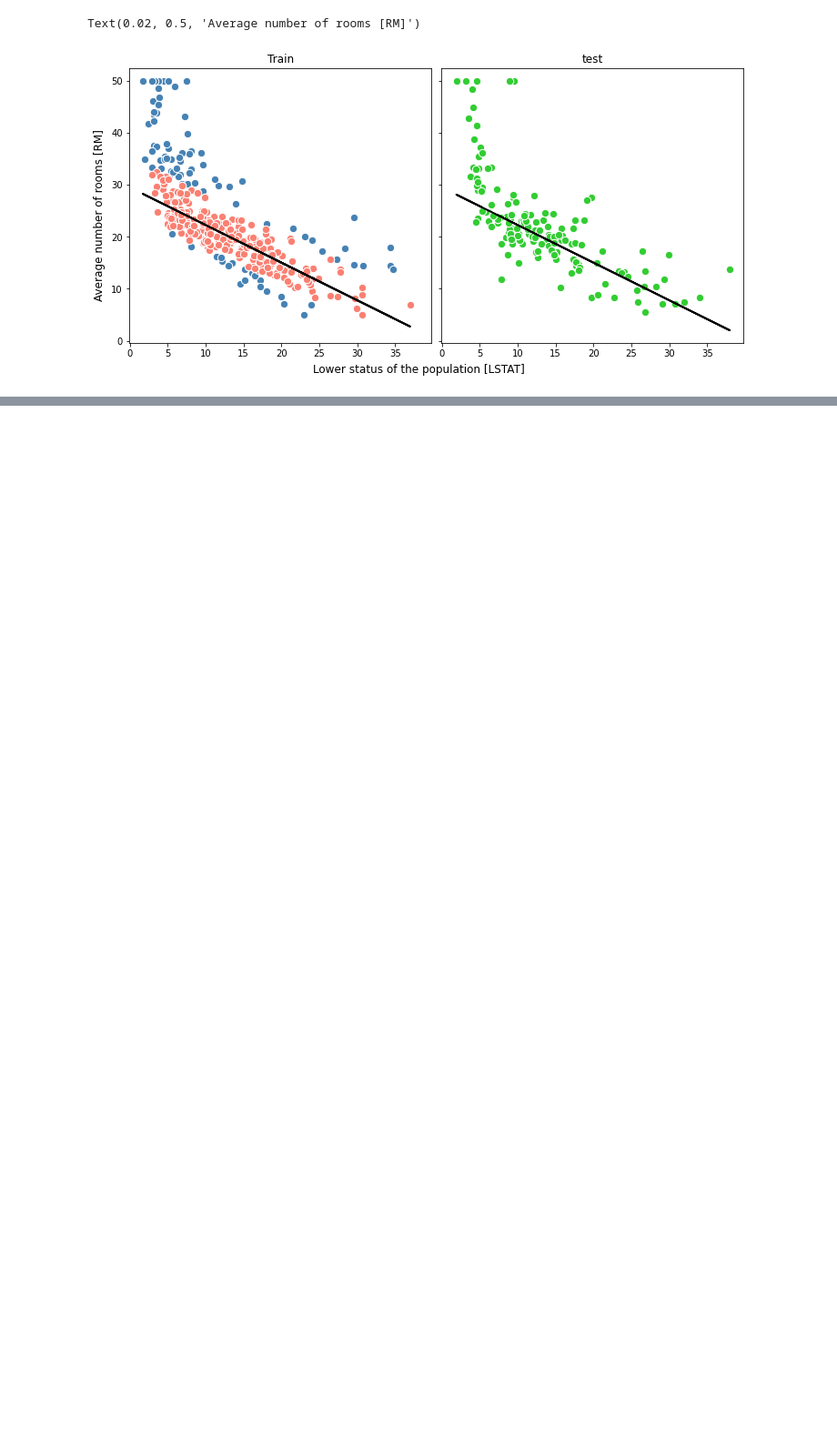
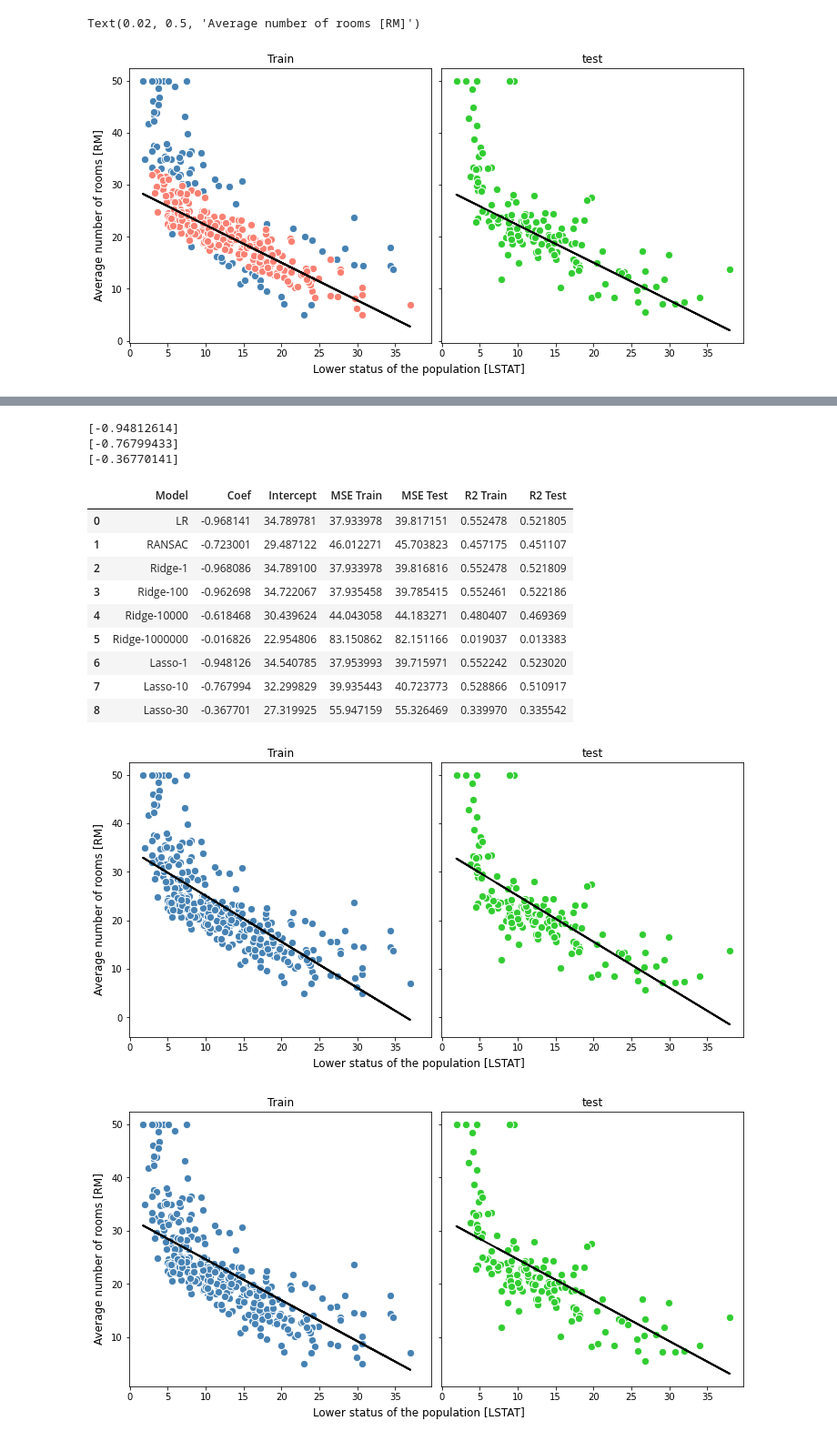
Before and after one commit to ie-ai-class/smart-tech-2564-2, a Jupyter notebook: Topic 05 - Regression/T11.ipynb, the cells around one changed output, grey strips where cells are left out. Shown at 91% size. Cells and saved outputs as stored; diff of their text form; code cells hidden in the pictures; blank space fills up the shorter version.

```diff
--- a/Topic 05 - Regression/T11.ipynb
+++ b/Topic 05 - Regression/T11.ipynb
@@ -195,0 +238,34 @@ print(lasso.coef_)
+# %%
+from sklearn.linear_model import Lasso
+
+alphas = [1, 10, 30]
+
+for alpha in alphas:
+    lasso = Lasso(alpha=alpha)
+    dfAll = run_model(
+        model=lasso,
+        model_name=f"Lasso-{alpha}",
+        X_train=X_train,
+        y_train=y_train,
+        X_test=X_test,
+        y_test=y_test,
+        df=dfAll,
+    )
+
+display(dfAll)
+# %% [output]
+[-0.94812614]
+[-0.76799433]
+[-0.36770141]
+|  | Model | Coef | Intercept | MSE Train | MSE Test | R2 Train | R2 Test |
+| 0 | LR | -0.968141 | 34.789781 | 37.933978 | 39.817151 | 0.552478 | 0.521805 |
+| 1 | RANSAC | -0.723001 | 29.487122 | 46.012271 | 45.703823 | 0.457175 | 0.451107 |
+| 2 | Ridge-1 | -0.968086 | 34.789100 | 37.933978 | 39.816816 | 0.552478 | 0.521809 |
+| 3 | Ridge-100 | -0.962698 | 34.722067 | 37.935458 | 39.785415 | 0.552461 | 0.522186 |
+| 4 | Ridge-10000 | -0.618468 | 30.439624 | 44.043058 | 44.183271 | 0.480407 | 0.469369 |
+| 5 | Ridge-1000000 | -0.016826 | 22.954806 | 83.150862 | 82.151166 | 0.019037 | 0.013383 |
+| 6 | Lasso-1 | -0.948126 | 34.540785 | 37.953993 | 39.715971 | 0.552242 | 0.523020 |
+| 7 | Lasso-10 | -0.767994 | 32.299829 | 39.935443 | 40.723773 | 0.528866 | 0.510917 |
+| 8 | Lasso-30 | -0.367701 | 27.319925 | 55.947159 | 55.326469 | 0.339970 | 0.335542 |
+[figure, added]
+[figure, added]
```
Also changed, not shown: parts of 16 cells of this notebook, 6 other files.
